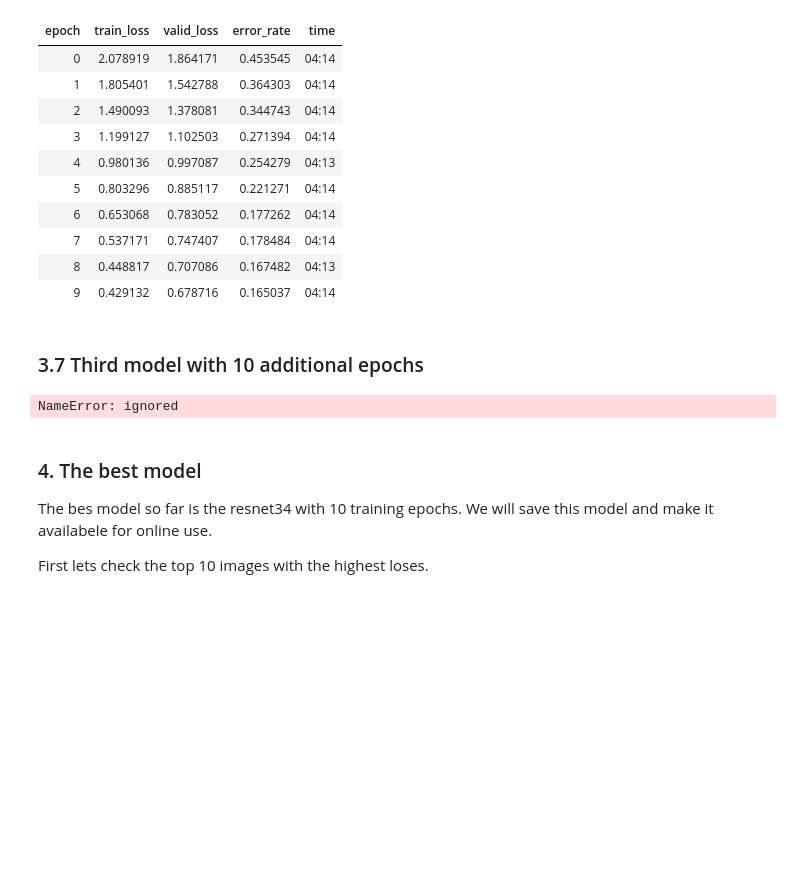
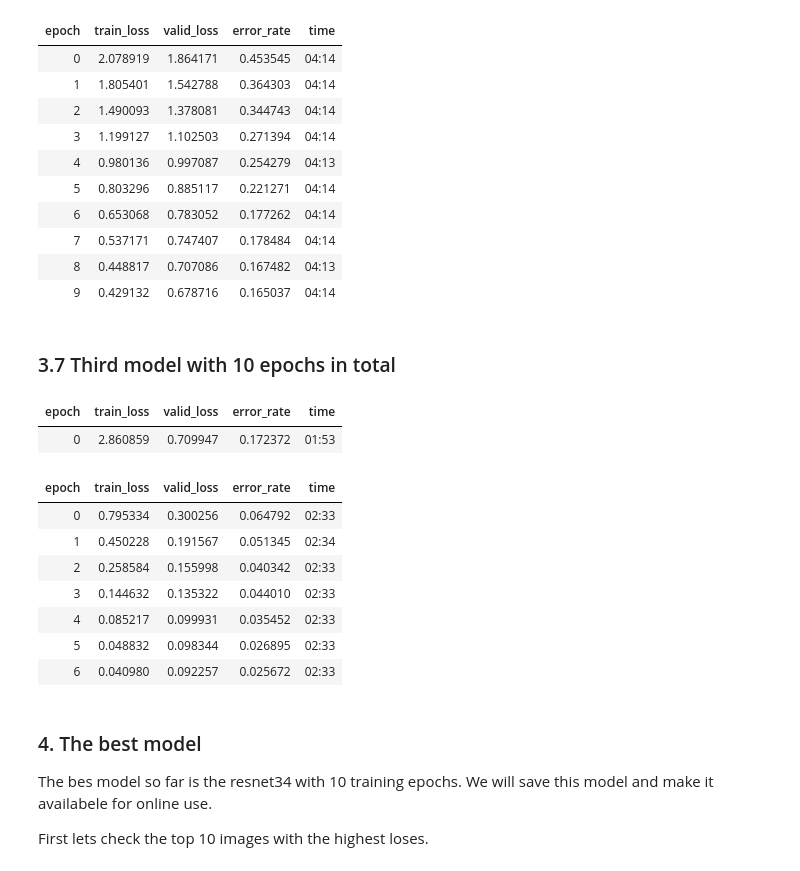
Before and after one commit to 5levic/Fastai-course, a Jupyter notebook: Chapter_2_image_classification.ipynb, the cells around one changed output. Cells and saved outputs as stored; diff of their text form; code cells hidden in the pictures; blank space fills up the shorter version.

```diff
--- a/Chapter_2_image_classification.ipynb
+++ b/Chapter_2_image_classification.ipynb
@@ -172,12 +173,21 @@ learn_4.fine_tune(10)
 | 8 | 0.448817 | 0.707086 | 0.167482 | 04:13 |
 | 9 | 0.429132 | 0.678716 | 0.165037 | 04:14 |
 # %% [markdown]
-### 3.7 Third model with 10 additional epochs
+### 3.7 Third model with 10 epochs in total
 # %%
 learn_4 = cnn_learner(dls_2, resnet34, metrics=error_rate)
-learn_4.fine_tune(20)
+learn_4.fine_tune(7)
 # %% [output]
-NameError: ignored
+| epoch | train_loss | valid_loss | error_rate | time |
+| 0 | 2.860859 | 0.709947 | 0.172372 | 01:53 |
+| epoch | train_loss | valid_loss | error_rate | time |
+| 0 | 0.795334 | 0.300256 | 0.064792 | 02:33 |
+| 1 | 0.450228 | 0.191567 | 0.051345 | 02:34 |
+| 2 | 0.258584 | 0.155998 | 0.040342 | 02:33 |
+| 3 | 0.144632 | 0.135322 | 0.044010 | 02:33 |
+| 4 | 0.085217 | 0.099931 | 0.035452 | 02:33 |
+| 5 | 0.048832 | 0.098344 | 0.026895 | 02:33 |
+| 6 | 0.040980 | 0.092257 | 0.025672 | 02:33 |
 # %% [markdown]
 ### 4. The best model
 The bes model so far is the resnet34 with 10 training epochs. We will save this model and make it availabele for online use.
```
Also changed, not shown: parts of 20 cells of this notebook.
